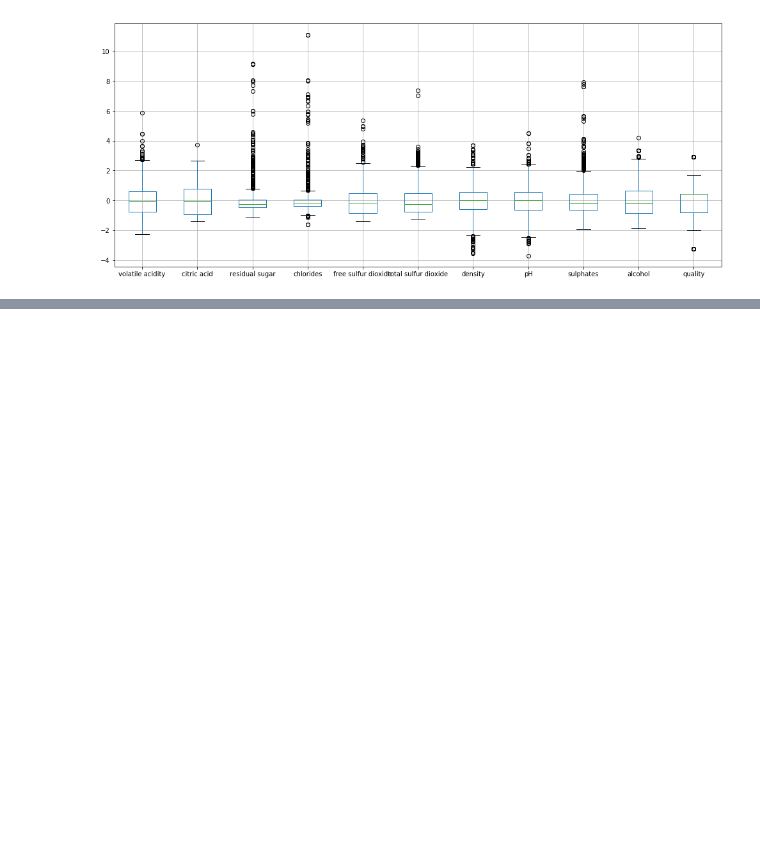
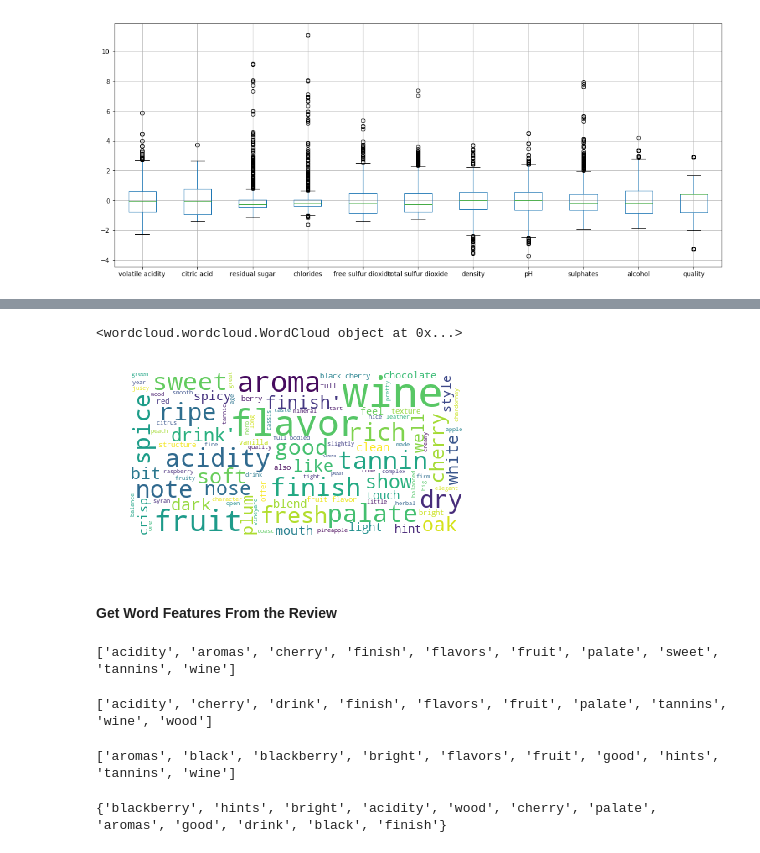
Before and after one commit to EffyFang/DataMining, a Jupyter notebook: winequality/Wine Quality Prediction Project.ipynb, the cells around one changed output, grey strips where cells are left out. Cells and saved outputs as stored; diff of their text form; code cells hidden in the pictures; blank space fills up the shorter version.

```diff
--- a/winequality/Wine Quality Prediction Project.ipynb
+++ b/winequality/Wine Quality Prediction Project.ipynb
@@ -95,0 +101,10 @@ plt.figure(figsize=(17, 7))
+# %%
+review_red = pd.read_csv('winemag-data_first150k.csv')
+review_red = review_red.drop(['country','designation','points',\
+                             'price','province','region_1','region_2',\
+                             'variety','winery'], axis=1)
+review_red.rename(columns={'Unnamed: 0':'Number'}, inplace= True)
+red_reviews = pd.Series(review_red.description.values, index = review_red.Number).to_dict()
+red['review'] = np.random.randint(0,len(review_red),red.shape[0])
+red['review'] = red['review'].map(red_reviews)
+red.head()
@@ -95,0 +120,11 @@ plt.figure(figsize=(17, 7))
+# %%
+from sklearn.feature_extraction.text import CountVectorizer
+import re
+from nltk.corpus import stopwords
+from nltk.stem.porter import PorterStemmer
+from nltk.stem.wordnet import WordNetLemmatizer
+import nltk
+from nltk import corpus
+nltk.download("stopwords")
+nltk.download('wordnet')
+stop_words = stopwords.words('english')
@@ -95,0 +162,59 @@ plt.figure(figsize=(17, 7))
+# %%
+#! pip install wordcloud
+from os import path
+from PIL import Image
+from wordcloud import WordCloud, STOPWORDS, ImageColorGenerator
+import matplotlib.pyplot as plt
+
+
+wordcloud = WordCloud(
+                          background_color='white',
+                          stopwords=stop_words,
+                          max_words=100,
+                          max_font_size=50,
+                          random_state=42
+                         ).generate(str(corpus))
+print(wordcloud)
+fig = plt.figure(1)
+plt.imshow(wordcloud)
+plt.axis('off')
+plt.show()
+fig.savefig("word1.png", dpi=900)
+# %% [output]
+<wordcloud.wordcloud.WordCloud object at 0x...>
+[figure, added]
+# %% [markdown]
+#### Get Word Features From the Review
+# %%
+from sklearn.feature_extraction.text import TfidfVectorizer
+#Feature Transformation
+
+tfidf_vectorizer = TfidfVectorizer(max_features= 10, stop_words = 'english',strip_accents = 'unicode')
+tfidf = tfidf_vectorizer.fit(red['review'])
+# get the top 20 features of the overall review
+features = tfidf.get_feature_names()
+print(features)
+# %% [output]
+['acidity', 'aromas', 'cherry', 'finish', 'flavors', 'fruit', 'palate', 'sweet', 'tannins', 'wine']
+# %%
+#Get features for the wines with quality score 3
+review3 = red[(red['quality']==3)]['review']
+tfidf3 = tfidf_vectorizer.fit(review3)
+features3 = tfidf3.get_feature_names()
+print(features3)
+# %% [output]
+['acidity', 'cherry', 'drink', 'finish', 'flavors', 'fruit', 'palate', 'tannins', 'wine', 'wood']
+# %%
+#Get features for the wines with quality score 8
+review8 = red[(red['quality']==8)]['review']
+tfidf8 = tfidf_vectorizer.fit(review8)
+features8 = tfidf8.get_feature_names()
+print(features8)
+# %% [output]
+['aromas', 'black', 'blackberry', 'bright', 'flavors', 'fruit', 'good', 'hints', 'tannins', 'wine']
+# %%
+#Difference of two group features
+unique = set(features8).symmetric_difference( set(features3) )
+print(unique)
+# %% [output]
+{'blackberry', 'hints', 'bright', 'acidity', 'wood', 'cherry', 'palate', 'aromas', 'good', 'drink', 'black', 'finish'}
```
Also changed, not shown: parts of 15 cells of this notebook, 5 other files.
